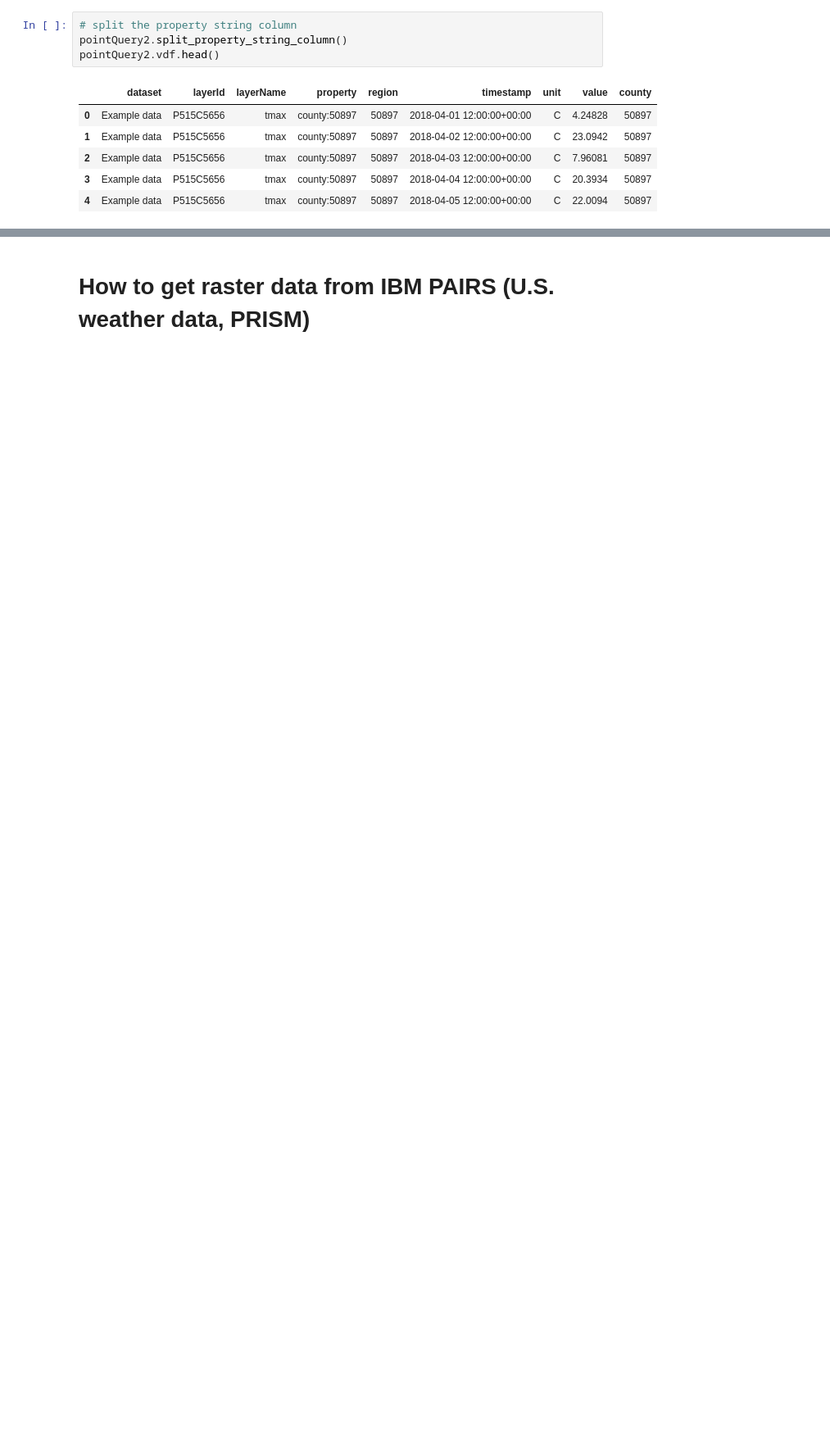
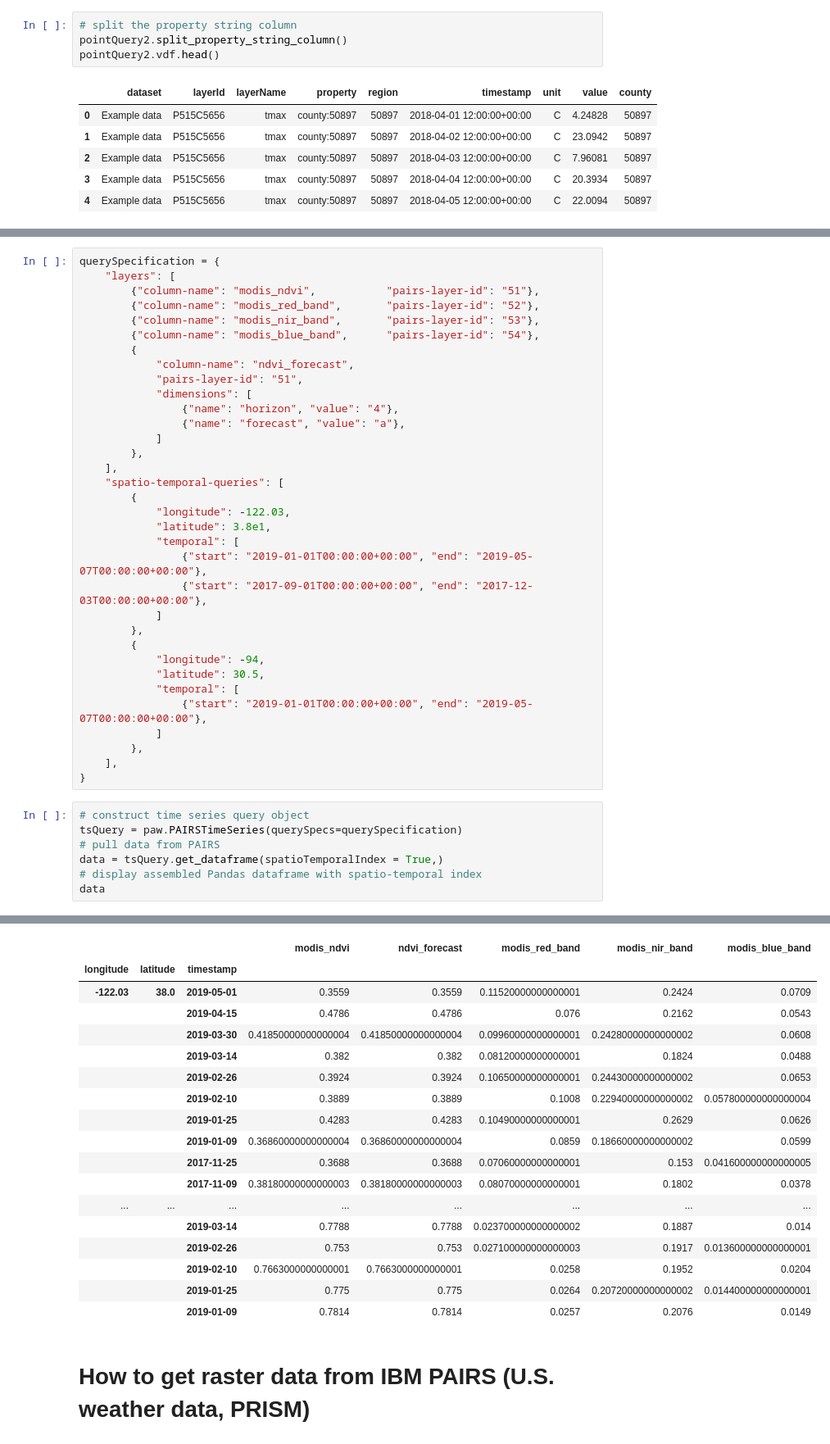
Before and after one commit to IBM/ibmpairs, a Jupyter notebook: tutorials/IBM-PAIRS-API-wrapper-tutorial.ipynb, the cells around one changed output, grey strips where cells are left out. Shown at 82% size. Drawn from its saved outputs; the diff is of its cells as text; blank space fills up the shorter version.

Commit message:
add sample code for new time series query feature
... in Jupyter notebook that illustrates the PAW capabilities

DCO 1.1 Signed-off-by: Conrad M Albrecht <cmalbrec@us.ibm.com>

```diff
--- a/tutorials/IBM-PAIRS-API-wrapper-tutorial.ipynb
+++ b/tutorials/IBM-PAIRS-API-wrapper-tutorial.ipynb
@@ -221,0 +235,42 @@ pointQuery2.vdf.head()
+# %%
+querySpecification = {
+    "layers": [
+        {"column-name": "modis_ndvi",           "pairs-layer-id": "51"},
+        {"column-name": "modis_red_band",       "pairs-layer-id": "52"},
+        {"column-name": "modis_nir_band",       "pairs-layer-id": "53"},
+        {"column-name": "modis_blue_band",      "pairs-layer-id": "54"},
+        {
+            "column-name": "ndvi_forecast",
+            "pairs-layer-id": "51",
+            "dimensions": [
+                {"name": "horizon", "value": "4"},
+                {"name": "forecast", "value": "a"},
+            ]
+        },
+    ],
+    "spatio-temporal-queries": [
+        {
+            "longitude": -122.03,
+            "latitude": 3.8e1,
+            "temporal": [
+                {"start": "2019-01-01T00:00:00+00:00", "end": "2019-05-07T00:00:00+00:00"},
+                {"start": "2017-09-01T00:00:00+00:00", "end": "2017-12-03T00:00:00+00:00"},
+            ]
+        },
+        {
+            "longitude": -94,
+            "latitude": 30.5,
+            "temporal": [
+                {"start": "2019-01-01T00:00:00+00:00", "end": "2019-05-07T00:00:00+00:00"},
+            ]
+        },
+    ],
+}
+# %%
+# construct time series query object
+tsQuery = paw.PAIRSTimeSeries(querySpecs=querySpecification)
+# pull data from PAIRS
+data = tsQuery.get_dataframe(spatioTemporalIndex = True,)
+# display assembled Pandas dataframe with spatio-temporal index
+data
+# %% [output]
@@ -222,3 +281,21 @@ pointQuery2.vdf.head()
+|  |  |  | modis_ndvi | ndvi_forecast | modis_red_band | modis_nir_band | modis_blue_band |
+| longitude | latitude | timestamp |  |  |  |  |  |
+| -122.03 | 38.0 | 2019-05-01 | 0.3559 | 0.3559 | 0.11520000000000001 | 0.2424 | 0.0709 |
+|  |  | 2019-04-15 | 0.4786 | 0.4786 | 0.076 | 0.2162 | 0.0543 |
+|  |  | 2019-03-30 | 0.41850000000000004 | 0.41850000000000004 | 0.09960000000000001 | 0.24280000000000002 | 0.0608 |
+|  |  | 2019-03-14 | 0.382 | 0.382 | 0.08120000000000001 | 0.1824 | 0.0488 |
+|  |  | 2019-02-26 | 0.3924 | 0.3924 | 0.10650000000000001 | 0.24430000000000002 | 0.0653 |
+|  |  | 2019-02-10 | 0.3889 | 0.3889 | 0.1008 | 0.22940000000000002 | 0.057800000000000004 |
+|  |  | 2019-01-25 | 0.4283 | 0.4283 | 0.10490000000000001 | 0.2629 | 0.0626 |
+|  |  | 2019-01-09 | 0.36860000000000004 | 0.36860000000000004 | 0.0859 | 0.18660000000000002 | 0.0599 |
+|  |  | 2017-11-25 | 0.3688 | 0.3688 | 0.07060000000000001 | 0.153 | 0.041600000000000005 |
+|  |  | 2017-11-09 | 0.38180000000000003 | 0.38180000000000003 | 0.08070000000000001 | 0.1802 | 0.0378 |
+| ... | ... | ... | ... | ... | ... | ... | ... |
+|  |  | 2019-03-14 | 0.7788 | 0.7788 | 0.023700000000000002 | 0.1887 | 0.014 |
+|  |  | 2019-02-26 | 0.753 | 0.753 | 0.027100000000000003 | 0.1917 | 0.013600000000000001 |
+|  |  | 2019-02-10 | 0.7663000000000001 | 0.7663000000000001 | 0.0258 | 0.1952 | 0.0204 |
+|  |  | 2019-01-25 | 0.775 | 0.775 | 0.0264 | 0.20720000000000002 | 0.014400000000000001 |
+|  |  | 2019-01-09 | 0.7814 | 0.7814 | 0.0257 | 0.2076 | 0.0149 |
 # %% [markdown]
 # How to get raster data from IBM PAIRS (U.S. weather data, PRISM)
 # %%
```
Also changed, not shown: parts of 5 cells of this notebook, 1 other file.
